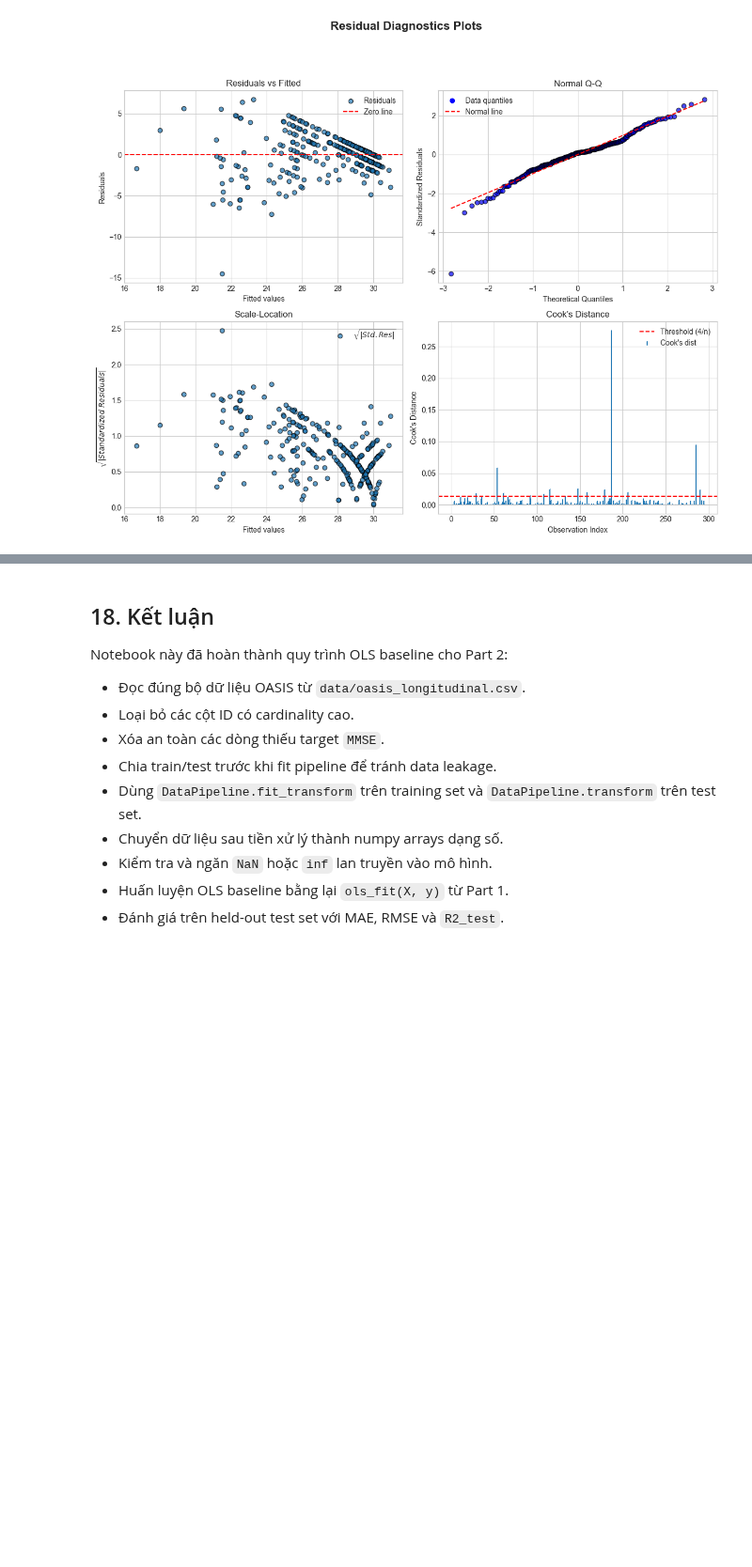
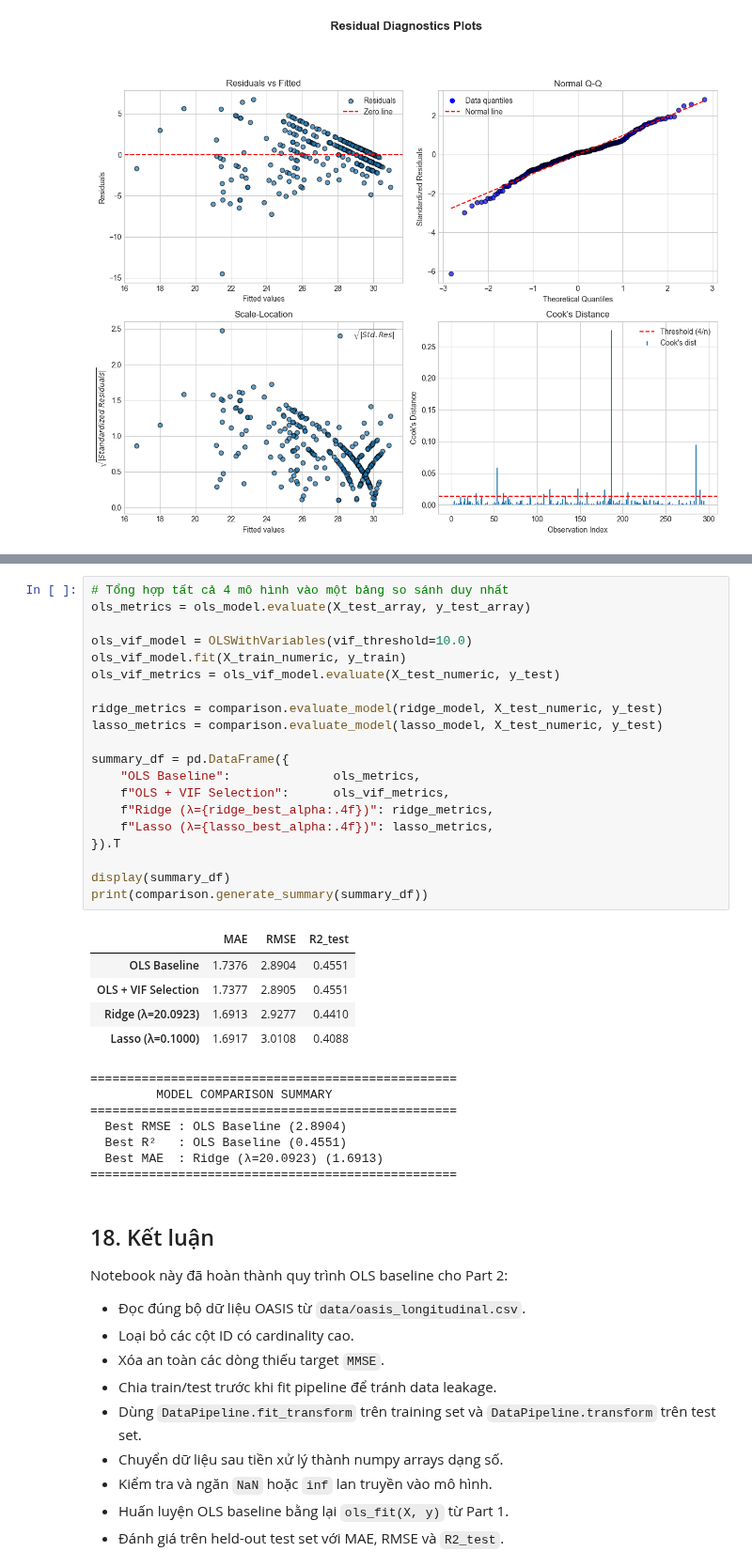
Before and after one commit to TanKhoiTV/blues-estimator-project, a Jupyter notebook: part2/part2_notebook.ipynb, the cells around one changed output, grey strips where cells are left out. Shown at 94% size. Saved outputs shown, nothing was run; the diff lists cells and outputs as text; blank space fills up the shorter version.

```diff
--- a/part2/part2_notebook.ipynb
+++ b/part2/part2_notebook.ipynb
@@ -644,3 +653,36 @@ display(comparison_table)
+# %%
+# Tổng hợp tất cả 4 mô hình vào một bảng so sánh duy nhất
+ols_metrics = ols_model.evaluate(X_test_array, y_test_array)
+
+ols_vif_model = OLSWithVariables(vif_threshold=10.0)
+ols_vif_model.fit(X_train_numeric, y_train)
+ols_vif_metrics = ols_vif_model.evaluate(X_test_numeric, y_test)
+
+ridge_metrics = comparison.evaluate_model(ridge_model, X_test_numeric, y_test)
+lasso_metrics = comparison.evaluate_model(lasso_model, X_test_numeric, y_test)
+
+summary_df = pd.DataFrame({
+    "OLS Baseline":              ols_metrics,
+    f"OLS + VIF Selection":      ols_vif_metrics,
+    f"Ridge (λ={ridge_best_alpha:.4f})": ridge_metrics,
+    f"Lasso (λ={lasso_best_alpha:.4f})": lasso_metrics,
+}).T
+
+display(summary_df)
+print(comparison.generate_summary(summary_df))
+# %% [output]
+|  | MAE | RMSE | R2_test |
+| OLS Baseline | 1.7376 | 2.8904 | 0.4551 |
+| OLS + VIF Selection | 1.7377 | 2.8905 | 0.4551 |
+| Ridge (λ=20.0923) | 1.6913 | 2.9277 | 0.4410 |
+| Lasso (λ=0.1000) | 1.6917 | 3.0108 | 0.4088 |
+==================================================
+         MODEL COMPARISON SUMMARY
+==================================================
+  Best RMSE : OLS Baseline (2.8904)
+  Best R²   : OLS Baseline (0.4551)
+  Best MAE  : Ridge (λ=20.0923) (1.6913)
+==================================================
 # %% [markdown]
 ## 18. Kết luận
 
```
Also changed, not shown: parts of 5 cells of this notebook, 1 other file.
